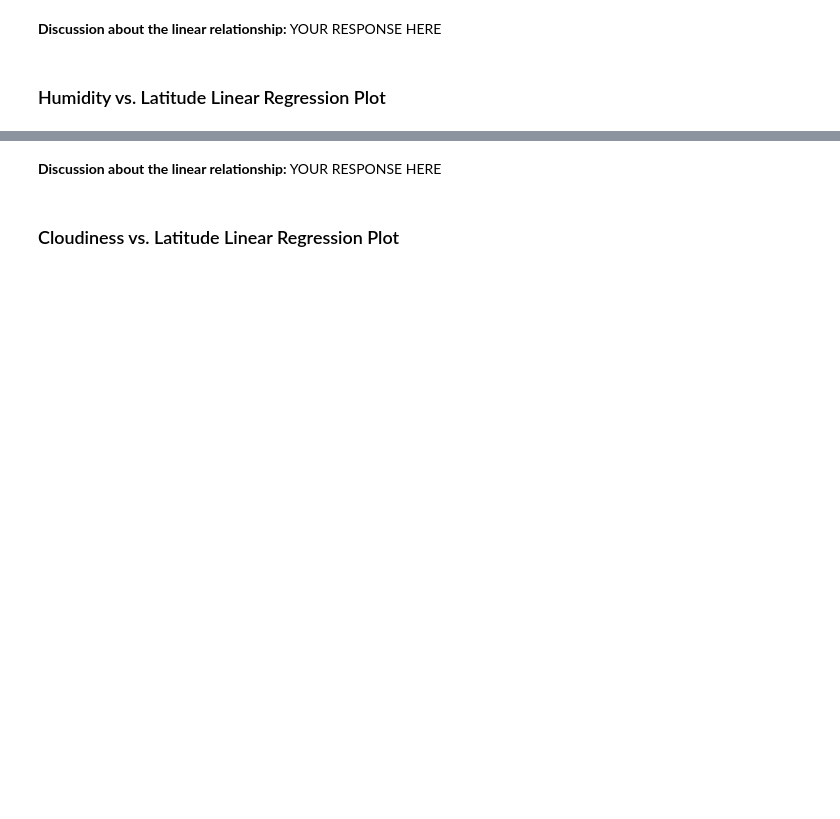
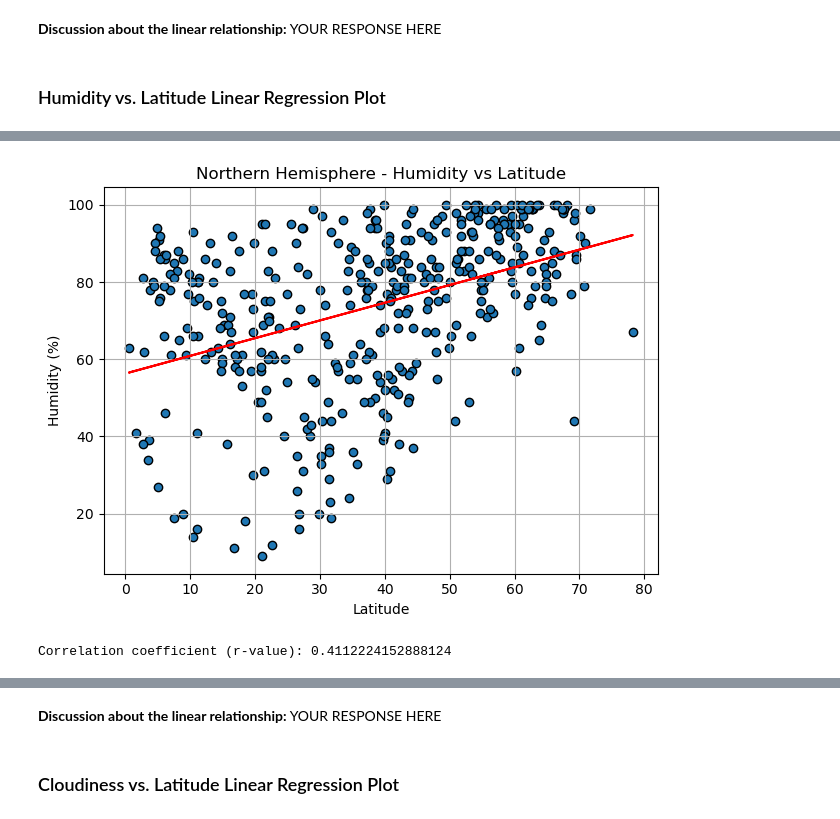
Before and after one commit to AshleyB1021/Python-Api-Challenge, a Jupyter notebook: WeatherPy/WeatherPy.ipynb, the cells around one changed output, grey strips where cells are left out. Cells and saved outputs as stored; diff of their text form; code cells hidden in the pictures; blank space fills up the shorter version.

```diff
--- a/WeatherPy/WeatherPy.ipynb
+++ b/WeatherPy/WeatherPy.ipynb
@@ -417,0 +458,28 @@ The r-value is: 0.0002808747046324607
+# %%
+# Northern Hemisphere
+
+# Perform linear regression on the Northern Hemisphere data
+slope, intercept, r_value, _, _ = linregress(northern_hemi_df['Lat'], northern_hemi_df['Humidity'])
+
+# Calculate the regression line
+regress_values = slope * northern_hemi_df['Lat'] + intercept
+
+# Plot the data and regression line
+plt.scatter(northern_hemi_df['Lat'], northern_hemi_df['Humidity'], marker='o', edgecolors='black')
+plt.plot(northern_hemi_df['Lat'], regress_values, color='red')
+
+# Label the plot
+plt.title('Northern Hemisphere - Humidity vs Latitude')
+plt.xlabel('Latitude')
+plt.ylabel('Humidity (%)')
+
+# Show the plot
+plt.grid(True)
+plt.tight_layout()
+plt.show()
+
+# Print the r-value
+print(f"Correlation coefficient (r-value): {r_value}")
+# %% [output]
+[figure, added]
+Correlation coefficient (r-value): 0.4112224152888124
```
Also changed, not shown: parts of 15 cells of this notebook.
